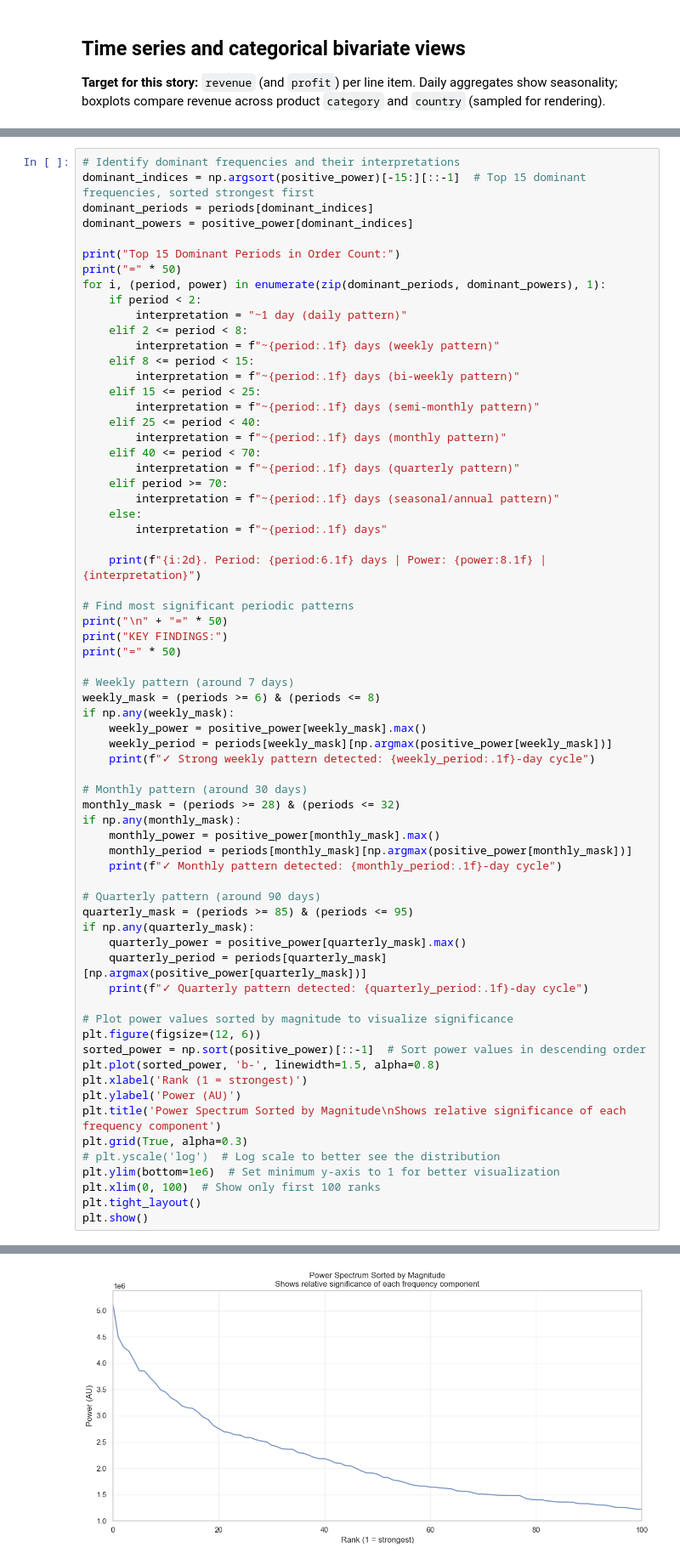
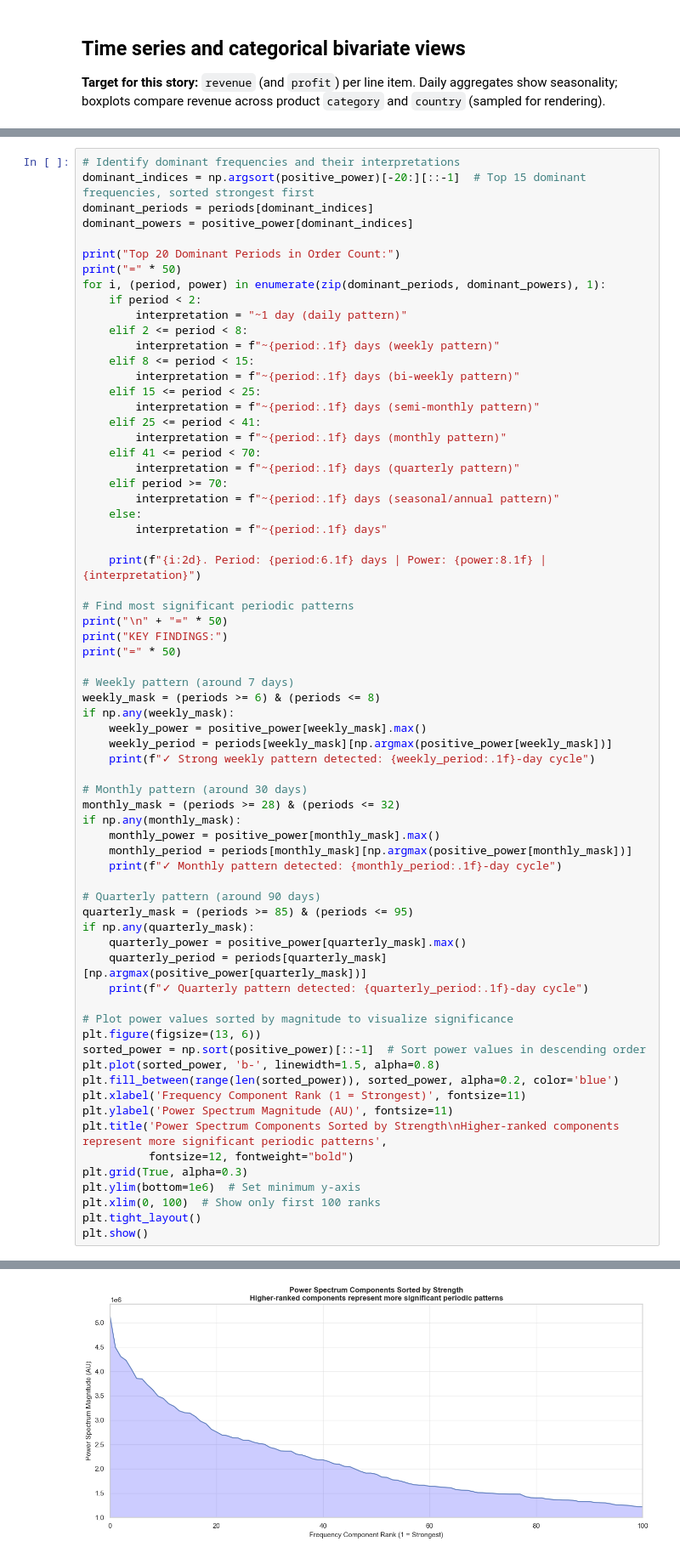
Before and after one commit to jonako123/ADS-project-YonatanK-OzP-BarA, a Jupyter notebook: EDA.ipynb, the cells around one changed output, grey strips where cells are left out. Shown at 85% size. Drawn from its saved outputs; the diff is of its cells as text.

```diff
--- a/EDA.ipynb
+++ b/EDA.ipynb
@@ -421,10 +513,10 @@ plt.show()
 # %%
 # Identify dominant frequencies and their interpretations
-dominant_indices = np.argsort(positive_power)[-15:][::-1]  # Top 15 dominant frequencies, sorted strongest first
+dominant_indices = np.argsort(positive_power)[-20:][::-1]  # Top 15 dominant frequencies, sorted strongest first
 dominant_periods = periods[dominant_indices]
 dominant_powers = positive_power[dominant_indices]
 
-print("Top 15 Dominant Periods in Order Count:")
+print("Top 20 Dominant Periods in Order Count:")
 print("=" * 50)
 for i, (period, power) in enumerate(zip(dominant_periods, dominant_powers), 1):
     if period < 2:
@@ -435,9 +527,9 @@ for i, (period, power) in enumerate(zip(dominant_periods, dominant_powers), 1):
         interpretation = f"~{period:.1f} days (bi-weekly pattern)"
     elif 15 <= period < 25:
         interpretation = f"~{period:.1f} days (semi-monthly pattern)"
-    elif 25 <= period < 40:
+    elif 25 <= period < 41:
         interpretation = f"~{period:.1f} days (monthly pattern)"
-    elif 40 <= period < 70:
+    elif 41 <= period < 70:
         interpretation = f"~{period:.1f} days (quarterly pattern)"
     elif period >= 70:
         interpretation = f"~{period:.1f} days (seasonal/annual pattern)"
@@ -473,15 +565,16 @@ if np.any(quarterly_mask):
     print(f"✓ Quarterly pattern detected: {quarterly_period:.1f}-day cycle")
 
 # Plot power values sorted by magnitude to visualize significance
-plt.figure(figsize=(12, 6))
+plt.figure(figsize=(13, 6))
 sorted_power = np.sort(positive_power)[::-1]  # Sort power values in descending order
 plt.plot(sorted_power, 'b-', linewidth=1.5, alpha=0.8)
-plt.xlabel('Rank (1 = strongest)')
-plt.ylabel('Power (AU)')
-plt.title('Power Spectrum Sorted by Magnitude\nShows relative significance of each frequency component')
+plt.fill_between(range(len(sorted_power)), sorted_power, alpha=0.2, color='blue')
+plt.xlabel('Frequency Component Rank (1 = Strongest)', fontsize=11)
+plt.ylabel('Power Spectrum Magnitude (AU)', fontsize=11)
+plt.title('Power Spectrum Components Sorted by Strength\nHigher-ranked components represent more significant periodic patterns',
+          fontsize=12, fontweight="bold")
 plt.grid(True, alpha=0.3)
-# plt.yscale('log')  # Log scale to better see the distribution
-plt.ylim(bottom=1e6)  # Set minimum y-axis to 1 for better visualization
+plt.ylim(bottom=1e6)  # Set minimum y-axis
 plt.xlim(0, 100)  # Show only first 100 ranks
 plt.tight_layout()
 plt.show()
@@ -502,5 +595,5 @@ Top 15 Dominant Periods in Order Count:
 ==================================================
 ✓ Strong weekly pattern detected: 6.2-day cycle
 ✓ Monthly pattern detected: 28.1-day cycle
 ✓ Quarterly pattern detected: 91.4-day cycle
-[figure, old version]
+[figure, new version]
```
Also changed, not shown: parts of 13 cells of this notebook, 1 other file.
